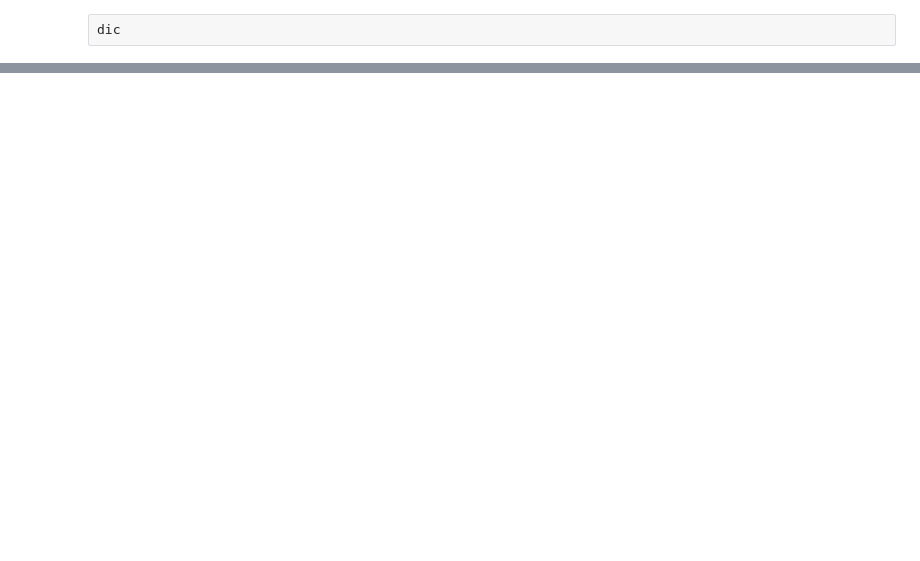
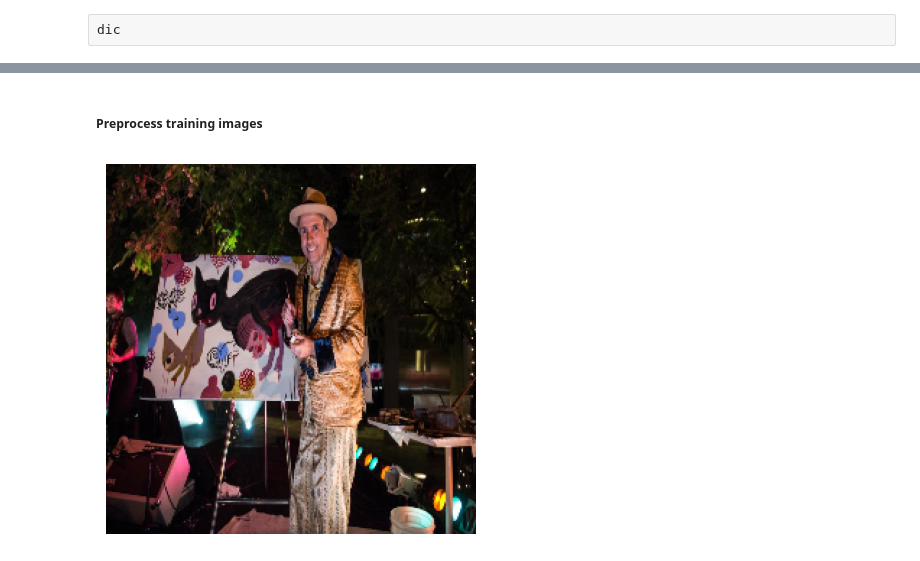
Before and after one commit to prashalruchiranga/Face-Detector, a Jupyter notebook: notebooks/face detection.ipynb, the cells around one changed output, grey strips where cells are left out. Cells and saved outputs as stored; diff of their text form; code cells hidden in the pictures; blank space fills up the shorter version.

```diff
--- a/notebooks/face detection.ipynb
+++ b/notebooks/face detection.ipynb
@@ -51,0 +53,13 @@ plt.show()
+# %% [markdown]
+##### Preprocess training images
+# %%
+### Reshape images
+OUTPUT_SHAPE = (256, 256)
+bgr_ = cv2.imread(os.path.join(data_dir, "WIDER_train/images", rand_img[0]))
+rgb_ = cv2.cvtColor(bgr_, cv2.COLOR_BGR2RGB)
+resized_image = cv2.resize(rgb_, OUTPUT_SHAPE)
+plt.imshow(resized_image)
+plt.axis("off")
+plt.show()
+# %% [output]
+[figure, added]
```
Also changed, not shown: parts of 5 cells of this notebook.
